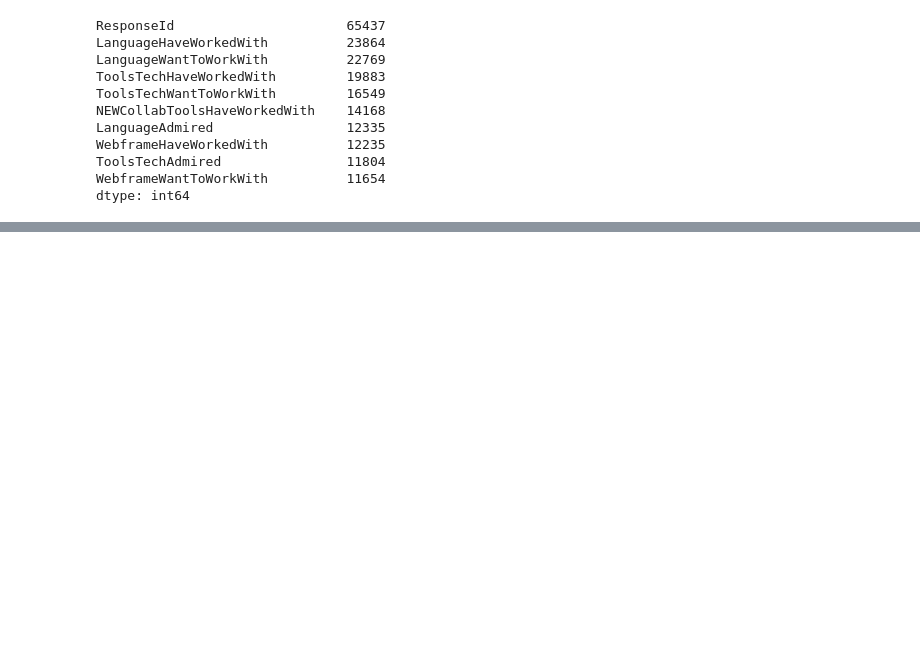
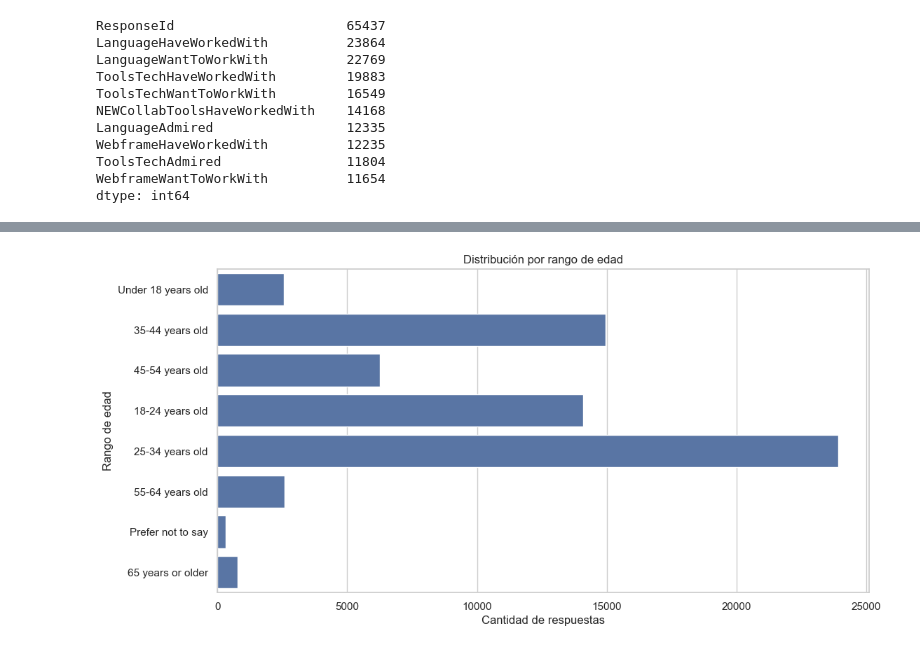
Before and after one commit to Emilianoc28/Empleos-Tech-Stackoverflow, a Jupyter notebook: notebooks/01_EDA.ipynb, the cells around one changed output, grey strips where cells are left out. Drawn from its saved outputs; the diff is of its cells as text; code cells hidden in the pictures; blank space fills up the shorter version.

```diff
--- a/notebooks/01_EDA.ipynb
+++ b/notebooks/01_EDA.ipynb
@@ -68,0 +101,9 @@ dtype: int64
+# %%
+#Distribucion de edades
+sns.countplot(y="Age", data=df)
+plt.title("Distribución por rango de edad")
+plt.xlabel("Cantidad de respuestas")
+plt.ylabel("Rango de edad")
+plt.show()
+# %% [output]
+[figure, added]
```
Also changed, not shown: parts of 7 cells of this notebook, 1 other file.
